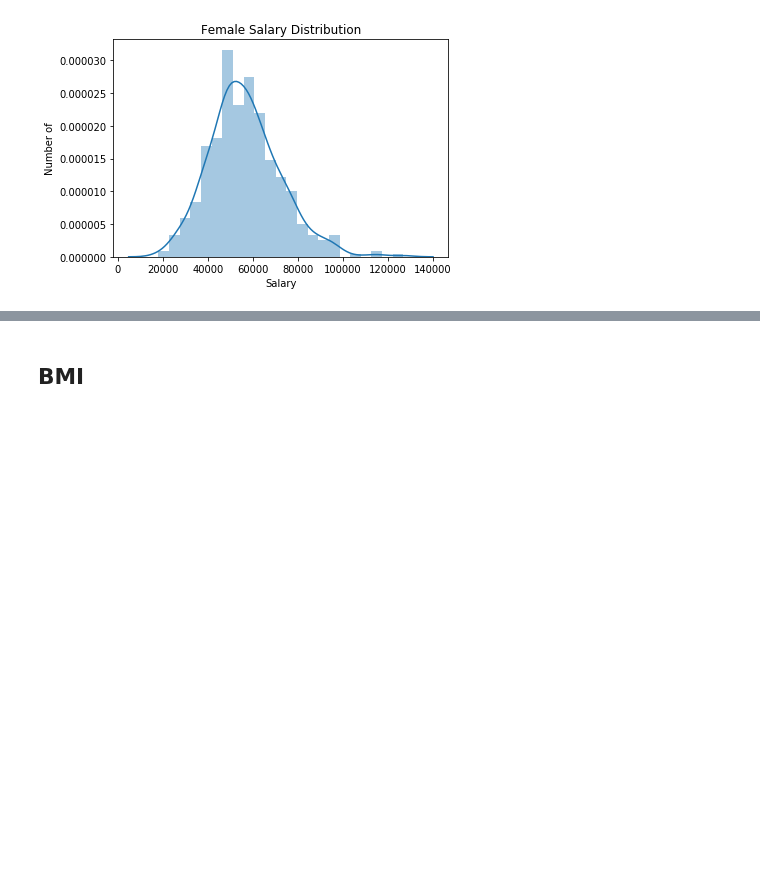
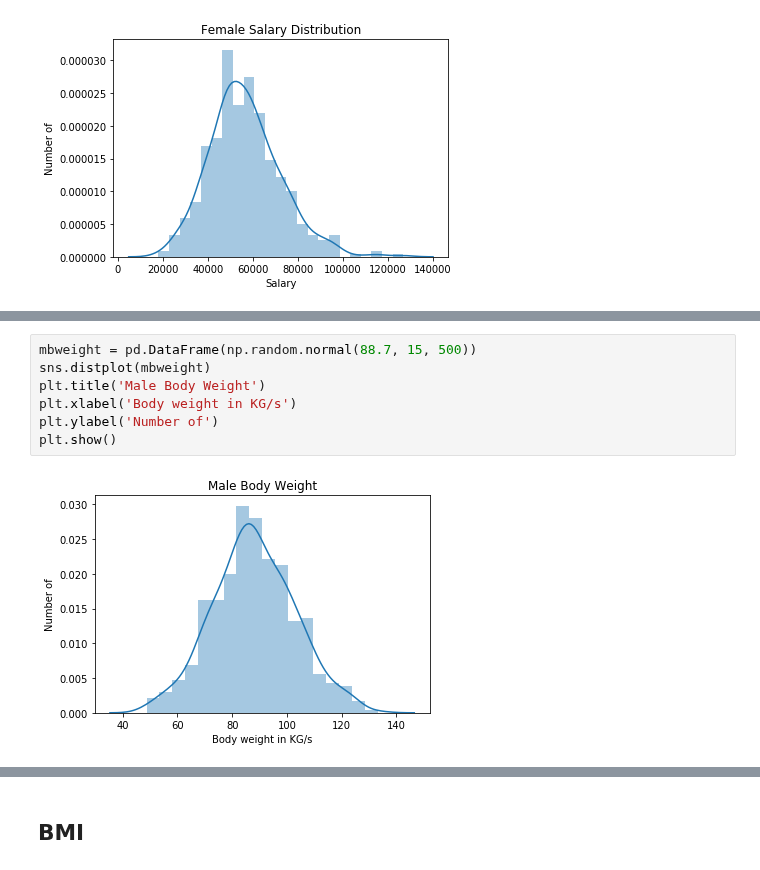
Before and after one commit to dermotkel/programming-project, a Jupyter notebook: Programming Project.ipynb, the cells around one changed output, grey strips where cells are left out. Drawn from its saved outputs; the diff is of its cells as text; blank space fills up the shorter version.

Commit message:
finished body weight

```diff
--- a/Programming Project.ipynb
+++ b/Programming Project.ipynb
@@ -299,0 +310,9 @@ plt.show()
+# %%
+mbweight = pd.DataFrame(np.random.normal(88.7, 15, 500))
+sns.distplot(mbweight)
+plt.title('Male Body Weight')
+plt.xlabel('Body weight in KG/s')
+plt.ylabel('Number of')
+plt.show()
+# %% [output]
+[figure, added]
```
Also changed, not shown: parts of 3 cells of this notebook.
